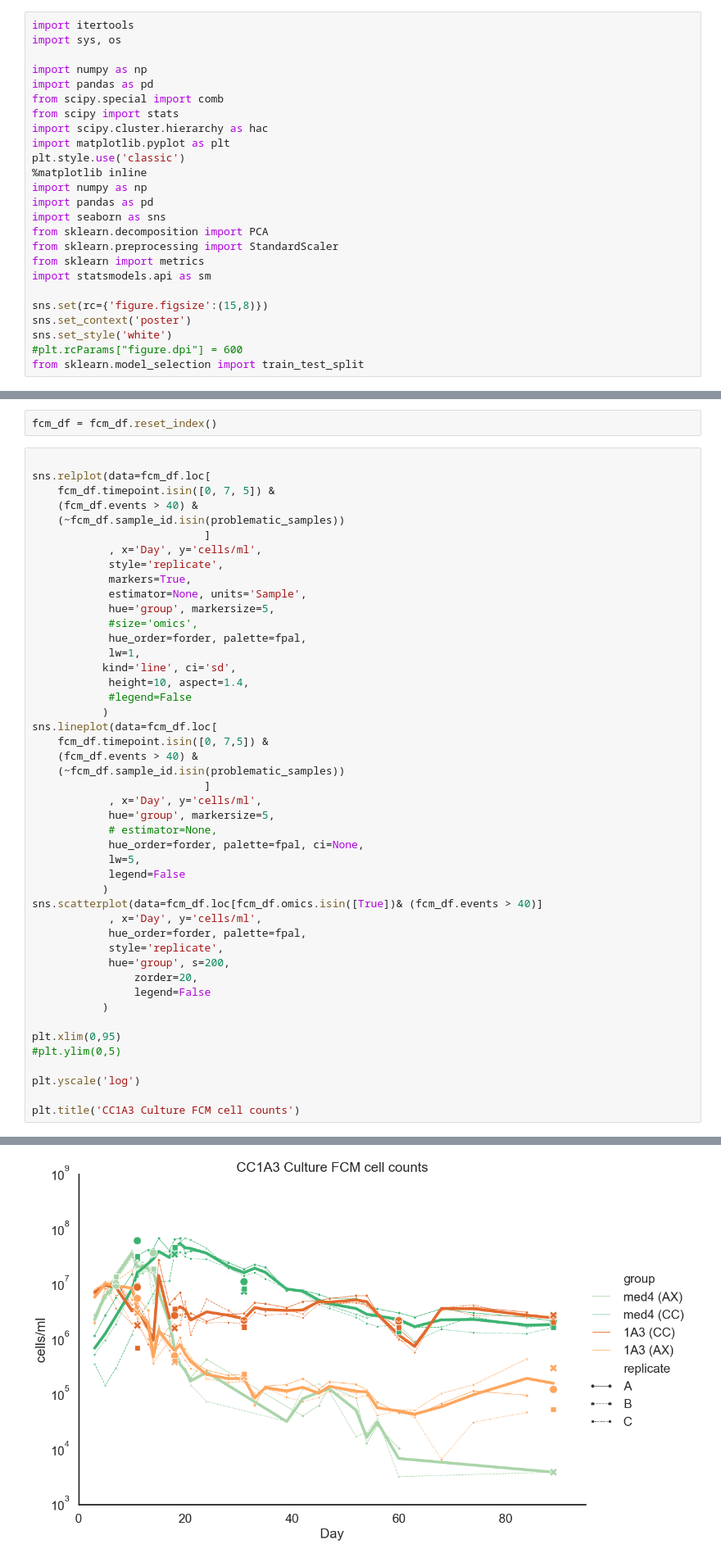
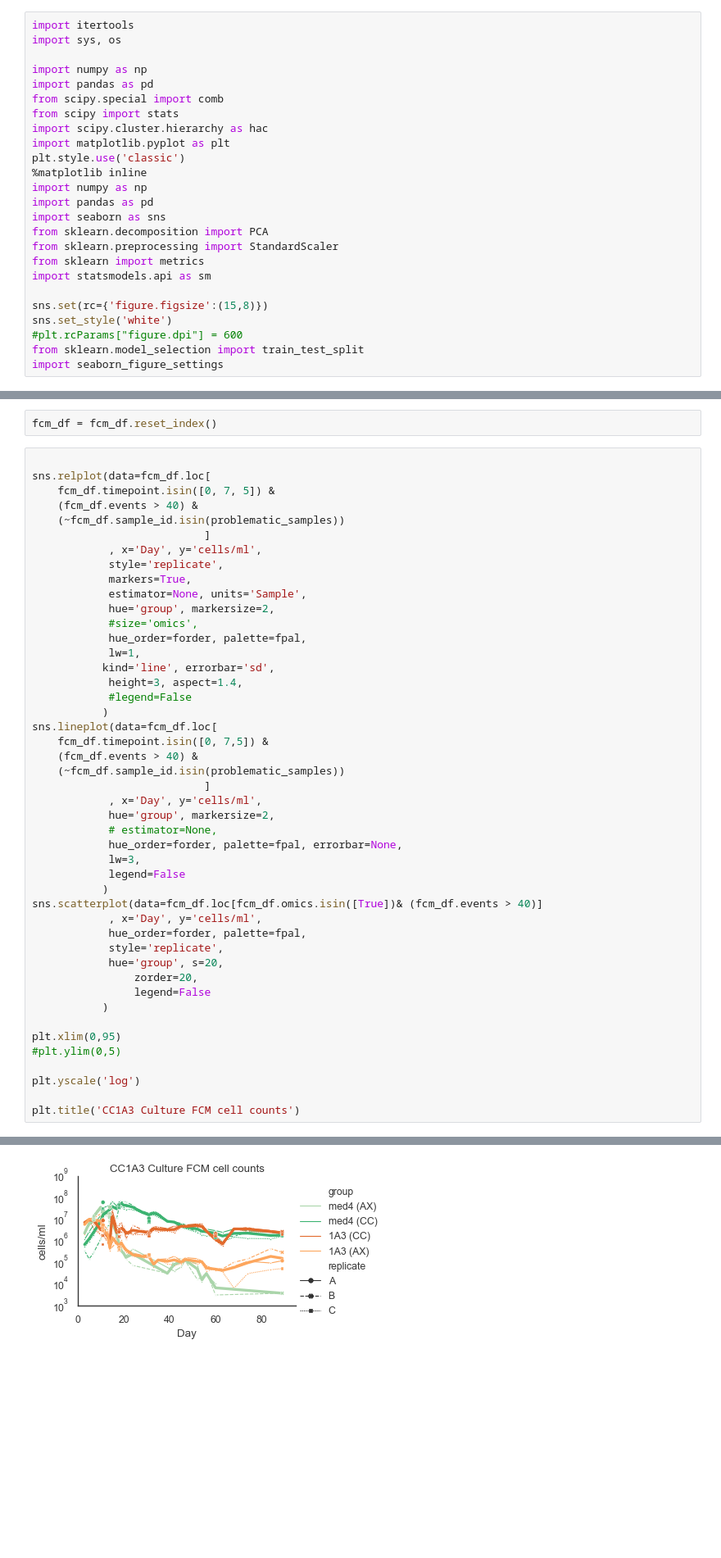
Before and after one commit to wosnat/CC1A3, a Jupyter notebook: FCM/cc1A3 notebook.ipynb, the cells around one changed output, grey strips where cells are left out. Shown at 82% size. Cells and saved outputs as stored; diff of their text form; blank space fills up the shorter version.

```diff
--- a/FCM/cc1A3 notebook.ipynb
+++ b/FCM/cc1A3 notebook.ipynb
@@ -19,10 +19,10 @@ from sklearn import metrics
 import statsmodels.api as sm
 
 sns.set(rc={'figure.figsize':(15,8)})
-sns.set_context('poster')
 sns.set_style('white')
 #plt.rcParams["figure.dpi"] = 600
 from sklearn.model_selection import train_test_split
+import seaborn_figure_settings
 # %%
 
 HCOLOR = '#E26A2C'
@@ -353,12 +307,12 @@ sns.relplot(data=fcm_df.loc[
             style='replicate',
             markers=True,
             estimator=None, units='Sample',
-            hue='group', markersize=5,
+            hue='group', markersize=2,
             #size='omics',
             hue_order=forder, palette=fpal,
             lw=1,
-           kind='line', ci='sd',
-            height=10, aspect=1.4,
+           kind='line', errorbar='sd',
+            height=3, aspect=1.4,
             #legend=False
            )
 sns.lineplot(data=fcm_df.loc[
@@ -367,17 +321,17 @@ sns.lineplot(data=fcm_df.loc[
     (~fcm_df.sample_id.isin(problematic_samples))
                            ]
             , x='Day', y='cells/ml',
-            hue='group', markersize=5,
+            hue='group', markersize=2,
             # estimator=None,
-            hue_order=forder, palette=fpal, ci=None,
-            lw=5,
+            hue_order=forder, palette=fpal, errorbar=None,
+            lw=3,
             legend=False
            )
 sns.scatterplot(data=fcm_df.loc[fcm_df.omics.isin([True])& (fcm_df.events > 40)]
             , x='Day', y='cells/ml',
             hue_order=forder, palette=fpal,
             style='replicate',
-            hue='group', s=200,
+            hue='group', s=20,
                 zorder=20,
                 legend=False
            )
@@ -400 +347 @@ Text(0.5, 1.0, 'CC1A3 Culture FCM cell counts')
-[figure, old version]
+[figure, new version]
```
Also changed, not shown: parts of 20 cells of this notebook, 1 other file.
